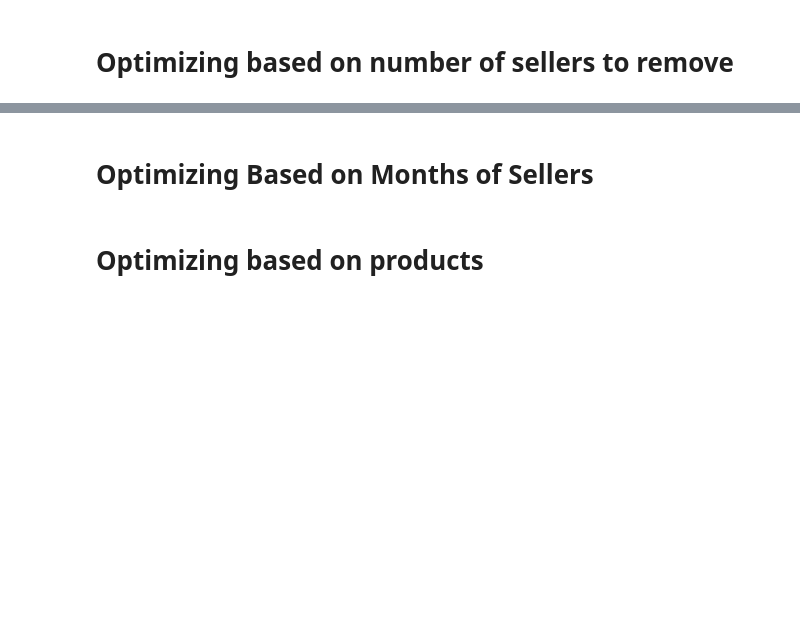
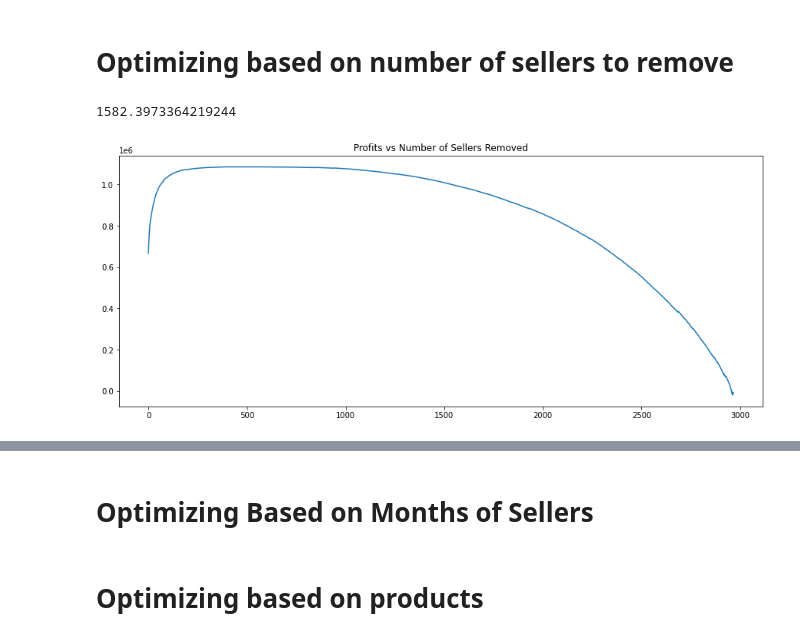
Before and after one commit to chongxe1991/olist_data_analysis, a Jupyter notebook: ceo_request.ipynb, the cells around one changed output, grey strips where cells are left out. Saved outputs shown, nothing was run; the diff lists cells and outputs as text; code cells hidden in the pictures; blank space fills up the shorter version.

Commit message:
completed the second part of the analysis, which is the analysis of sellers by optimizing number of sellers to remove to maximize profit

```diff
--- a/ceo_request.ipynb
+++ b/ceo_request.ipynb
@@ -200,14 +181,31 @@ sellers3 = sellers.sort_values(by = "profits")
+# %%
+# As the total IT costs amount to 500000 BRL, we use it as a simple way to find the factor of IT costs for each order
+factor_per_order = 500000/(sellers["n_orders"].sum()**0.5)
+factor_per_order
+# %% [output]
+1582.3973364219244
+# %%
+#Sorting sellers in the dataframe by the profits that they bring to the company
+sorted_sellers = sellers.sort_values(by = "profits")
 # %%
+#Calculating the cumulated profits achieved after removing each seller (from the sellers with least profit/most losses, to the
+#sellers with the most profits), and appending them to a list for visualisation purpose later
 profit = []
-for i in range(len(sellers3)):
-    tmp = sellers3[i:]
-    it_costs = (tmp["n_orders"].sum())**0.5 * a
+
+for i in range(len(sorted_sellers)):
+
+    tmp = sorted_sellers[i:]
+    it_costs = (tmp["n_orders"].sum())**0.5 * factor_per_order
     total_profits = tmp["profits"].sum() - it_costs
     profit.append(total_profits)
 # %%
-x = [i for i in range(len(sellers3))]
+#Visualising the cumulative profits achieved after removing each seller, starting from the sellers with least profit/most losses,
+#to the sellers with the most profits
+x = [i for i in range(len(sorted_sellers))]
 plt.figure(figsize = (15,6))
 plt.plot(x, profit)
 plt.title("Profits vs Number of Sellers Removed");
+# %% [output]
+[figure, added]
 # %%
 print(f"Number of sellers to remove: {profit.index(max(profit))}")
```
Also changed, not shown: parts of 15 cells of this notebook.
